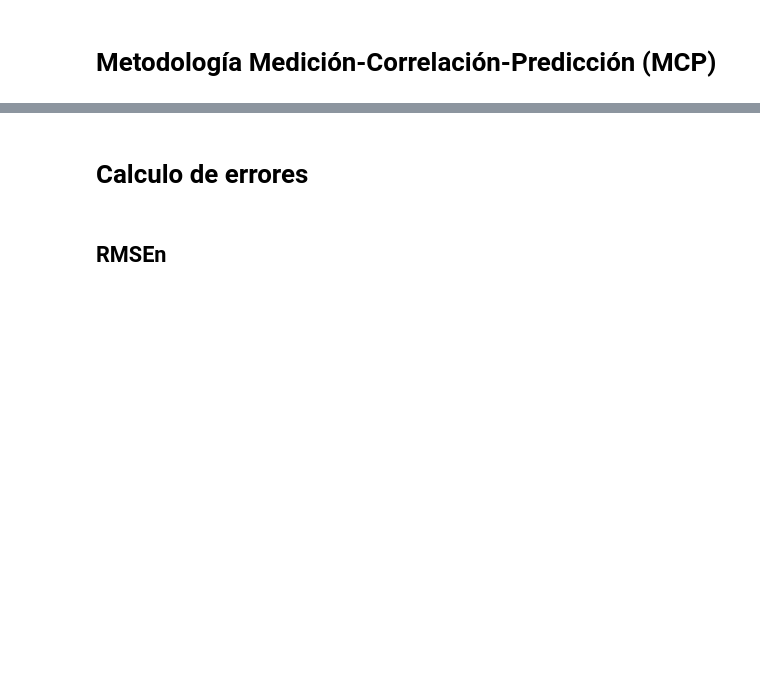
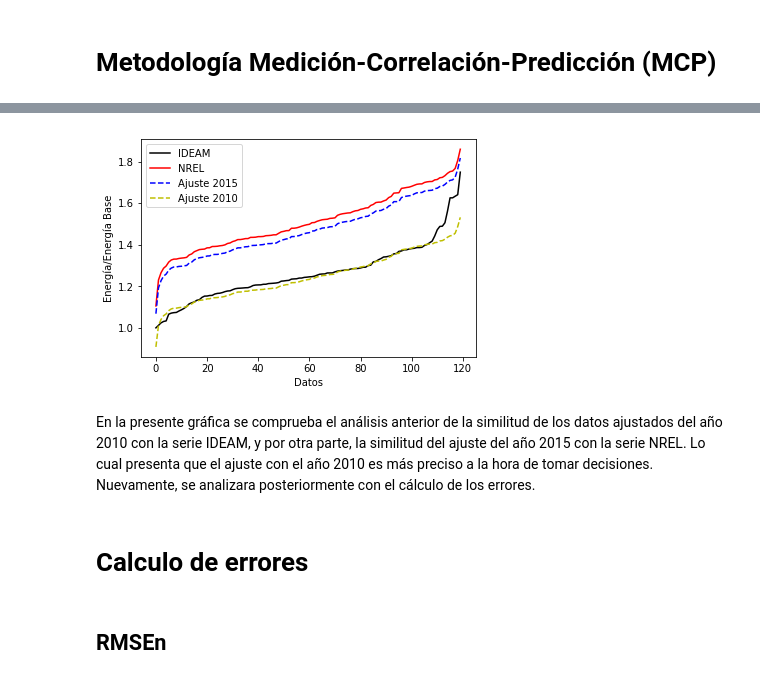
Before and after one commit to Jaimeandres97/Herramientas-Computacionales-IMEC3602, a Jupyter notebook: Taller01/Taller01.ipynb, the cells around one changed output, grey strips where cells are left out. Drawn from its saved outputs; the diff is of its cells as text; code cells hidden in the pictures; blank space fills up the shorter version.

```diff
--- a/Taller01/Taller01.ipynb
+++ b/Taller01/Taller01.ipynb
@@ -232,3 +206,18 @@ pylab.savefig(os.path.join(output_dir,'medellin_corregido.png'), dpi=600)
+# %%
+pylab.xlabel("Datos")
+pylab.ylabel("Energía/Energía Base")
+numdatos = range(len(datos_IDEAM))
+numdatosnrel=range(len(datos_NREL))
+pylab.plot(numdatos,datos_IDEAM/datos_IDEAM[0],'-k', label='IDEAM')
+pylab.plot(numdatosnrel,datos_NREL/datos_IDEAM[0],'-r', label='NREL')
+pylab.plot(numdatos,datos_AJUSTE/datos_IDEAM[0], '--b', label='Ajuste 2015')
+pylab.plot(numdatos,datos_AJUSTE2/datos_IDEAM[0], '--y', label='Ajuste 2010')
+pylab.legend(loc='upper left')
+pylab.savefig(os.path.join(output_dir,'medellin_correcion_hist.png'), dpi=600)
+# %% [output]
+[figure, added]
+# %% [markdown]
+En la presente gráfica se comprueba el análisis anterior de la similitud de los datos ajustados del año 2010 con la serie IDEAM, y por otra parte, la similitud del ajuste del año 2015 con la serie NREL. Lo cual presenta que el ajuste con el año 2010 es más preciso a la hora de tomar decisiones. Nuevamente, se analizara posteriormente con el cálculo de los errores.
 # %% [markdown]
 # Calculo de errores
 # %% [markdown]
```
Also changed, not shown: parts of 44 cells of this notebook.
